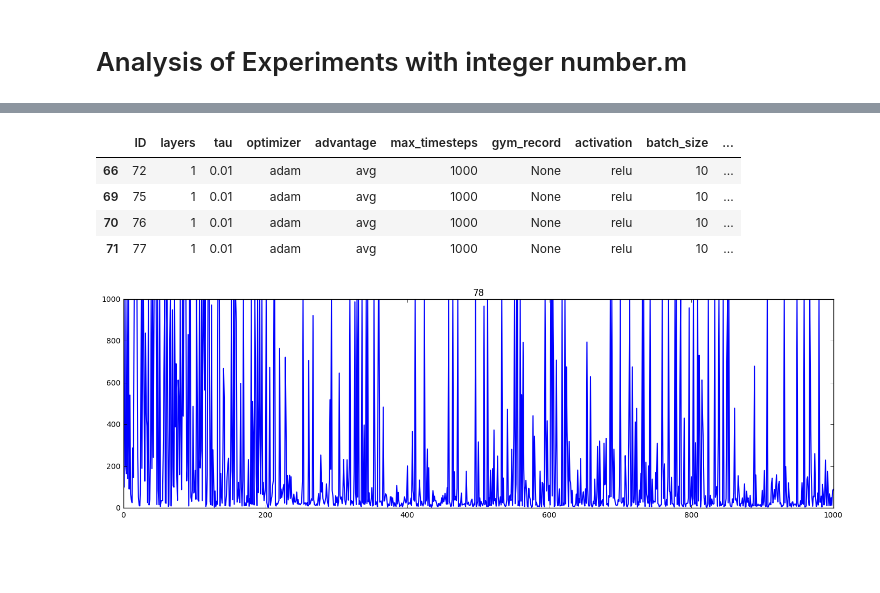
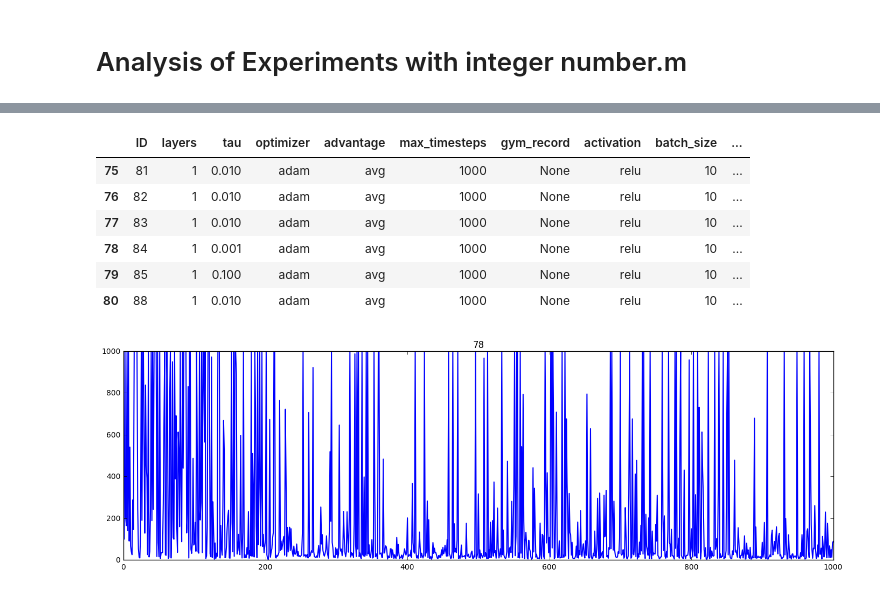
Before and after one commit to aqeel13932/APES_PT, a Jupyter notebook: output/Analysis_Int_squence_experiements.ipynb, the cells around one changed output, grey strips where cells are left out. Saved outputs shown, nothing was run; the diff lists cells and outputs as text; code cells hidden in the pictures; blank space fills up the shorter version.

```diff
--- a/output/Analysis_Int_squence_experiements.ipynb
+++ b/output/Analysis_Int_squence_experiements.ipynb
@@ -9,18 +15,21 @@ from TestFunctions import GetBestPlacesFigure, GetSimpleStatistics, PlotStepsVsE
 # %%
 experiements = pd.read_csv('Final.csv')
 #experiements[experiements['ID'] in [7,8]]
 #experiements.query('ID in []')
 #experiements.query('ID in [3,43,15,48]')
 #experiements.query('ID in [3,7,13,15,27,31,43,48,51,52,56]')
 #experiements.tau.unique()
 #experiements.query('ID in [7]')
-experiements.query('ID in [72,75,76,77]')
+experiements.query('ID in [81,82,83,84,85,88]')
+#experiements
 # %% [output]
 |  | ID | layers | tau | optimizer | advantage | max_timesteps | gym_record | activation | batch_size | ... |
-| 66 | 72 | 1 | 0.01 | adam | avg | 1000 | None | relu | 10 | ... |
-| 69 | 75 | 1 | 0.01 | adam | avg | 1000 | None | relu | 10 | ... |
-| 70 | 76 | 1 | 0.01 | adam | avg | 1000 | None | relu | 10 | ... |
-| 71 | 77 | 1 | 0.01 | adam | avg | 1000 | None | relu | 10 | ... |
+| 75 | 81 | 1 | 0.010 | adam | avg | 1000 | None | relu | 10 | ... |
+| 76 | 82 | 1 | 0.010 | adam | avg | 1000 | None | relu | 10 | ... |
+| 77 | 83 | 1 | 0.010 | adam | avg | 1000 | None | relu | 10 | ... |
+| 78 | 84 | 1 | 0.001 | adam | avg | 1000 | None | relu | 10 | ... |
+| 79 | 85 | 1 | 0.100 | adam | avg | 1000 | None | relu | 10 | ... |
+| 80 | 88 | 1 | 0.010 | adam | avg | 1000 | None | relu | 10 | ... |
 # %%
 plt.figure(figsize=(17,5))
 PlotStepsVsEpisodes(78,None,WithRandomWalk=False,withaxis=False,standalone=True)
```
Also changed, not shown: parts of 9 cells of this notebook.
